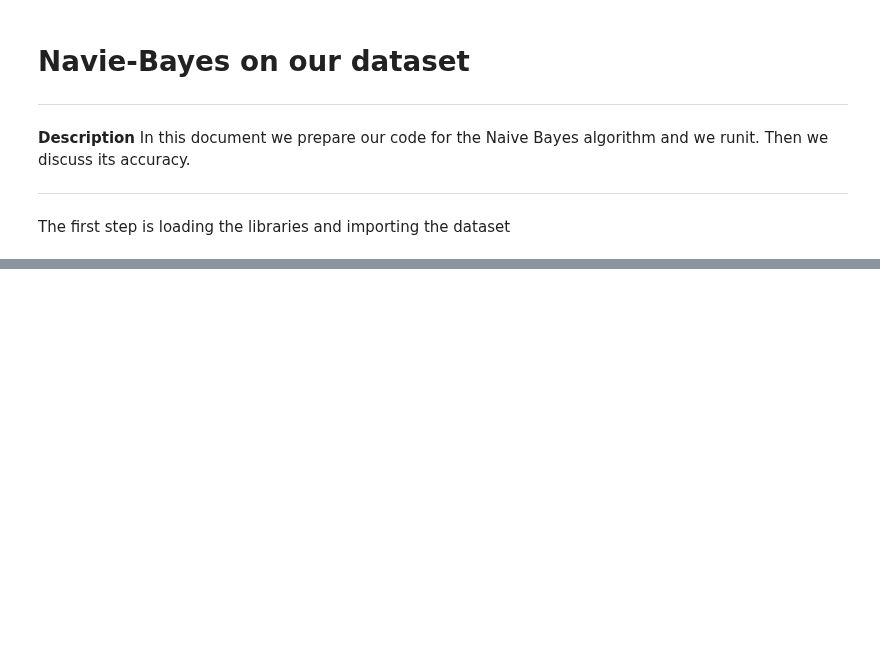
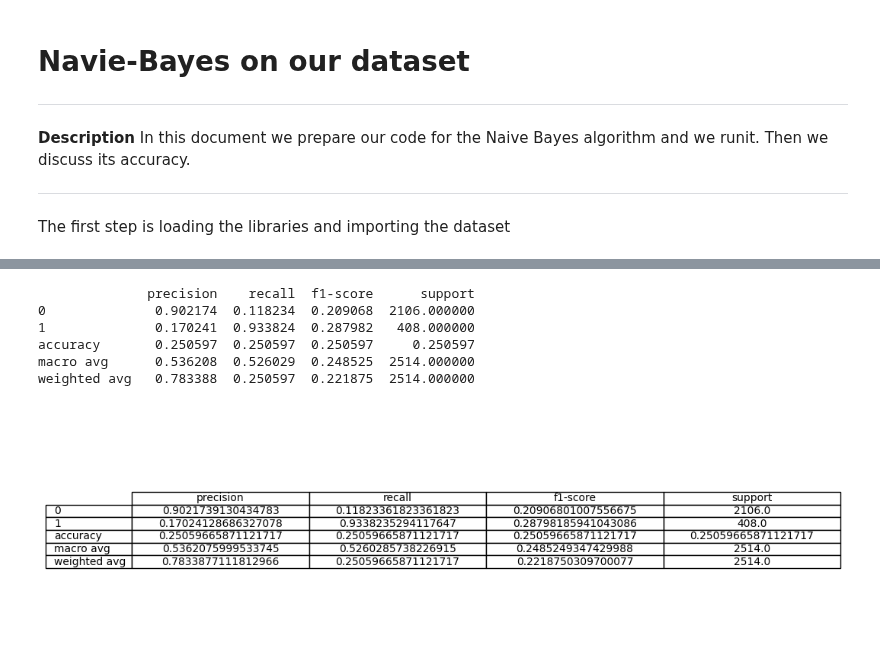
Before and after one commit to Lvago/MD_D1_3_12, a Jupyter notebook: Projecte2/Naive_Bayes_decomposed.ipynb, the cells around one changed output, grey strips where cells are left out. Drawn from its saved outputs; the diff is of its cells as text; code cells hidden in the pictures; blank space fills up the shorter version.

```diff
--- a/Projecte2/Naive_Bayes_decomposed.ipynb
+++ b/Projecte2/Naive_Bayes_decomposed.ipynb
@@ -114,0 +161,25 @@ weighted avg       0.84      0.78      0.80      2514
+# %%
+from sklearn.metrics import classification_report
+import pandas as pdf
+
+# Generar reporte de clasificación
+report = classification_report(y_test, predicted, output_dict=True)
+df_report = pd.DataFrame(report).transpose()
+
+# Visualizar el reporte de clasificación
+print(df_report)
+
+# Opcional: guardar el dataframe como imagen si prefieres
+fig, ax = plt.subplots(figsize=(12, 4))  # Tamaño del 'canvas'
+ax.axis('tight')
+ax.axis('off')
+ax.table(cellText=df_report.values, colLabels=df_report.columns, rowLabels=df_report.index, loc='center', cellLoc='center')
+plt.show()
+# %% [output]
+              precision    recall  f1-score      support
+0              0.902174  0.118234  0.209068  2106.000000
+1              0.170241  0.933824  0.287982   408.000000
+accuracy       0.250597  0.250597  0.250597     0.250597
+macro avg      0.536208  0.526029  0.248525  2514.000000
+weighted avg   0.783388  0.250597  0.221875  2514.000000
+[figure, added]
```
Also changed, not shown: parts of 8 cells of this notebook.
